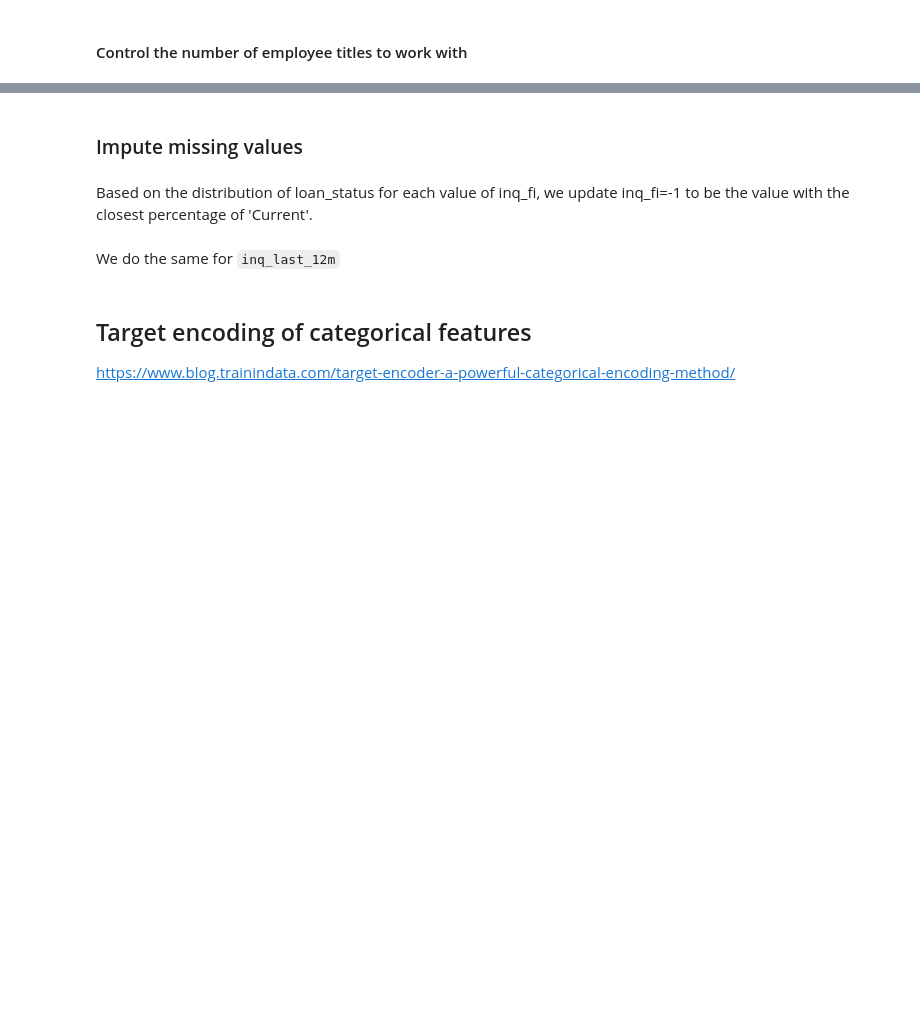
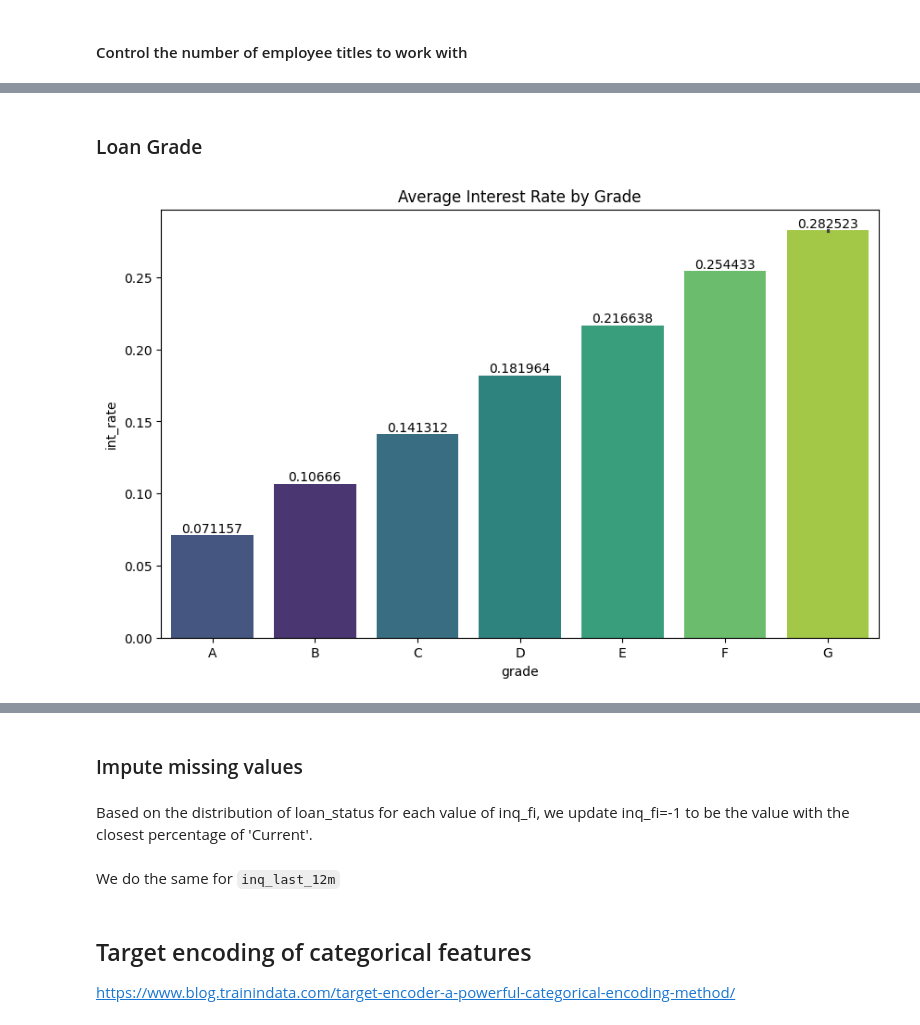
Before and after one commit to dmtrinh/loan-default-prediction, a Jupyter notebook: LendingClub_EDA.ipynb, the cells around one changed output, grey strips where cells are left out. Drawn from its saved outputs; the diff is of its cells as text; code cells hidden in the pictures; blank space fills up the shorter version.

```diff
--- a/LendingClub_EDA.ipynb
+++ b/LendingClub_EDA.ipynb
@@ -225,0 +284,15 @@ plt.show()
+# %% [markdown]
+### Loan Grade
+# %%
+# Plot average interest rate by grade
+plt.figure(figsize=(10, 6))
+ax = sns.barplot(x='grade', y='int_rate', hue='grade', data=df, estimator='mean', order=sorted(df['grade'].unique()), palette='viridis')
+
+# Add labels to each bar
+for container in ax.containers:
+    ax.bar_label(container)
+plt.title('Average Interest Rate by Grade')
+plt.savefig('./output/avg_int_rate_by_grade.png', dpi=300, bbox_inches='tight')
+plt.show()
+# %% [output]
+[figure, added]
```
Also changed, not shown: parts of 33 cells of this notebook, 24 other files.
